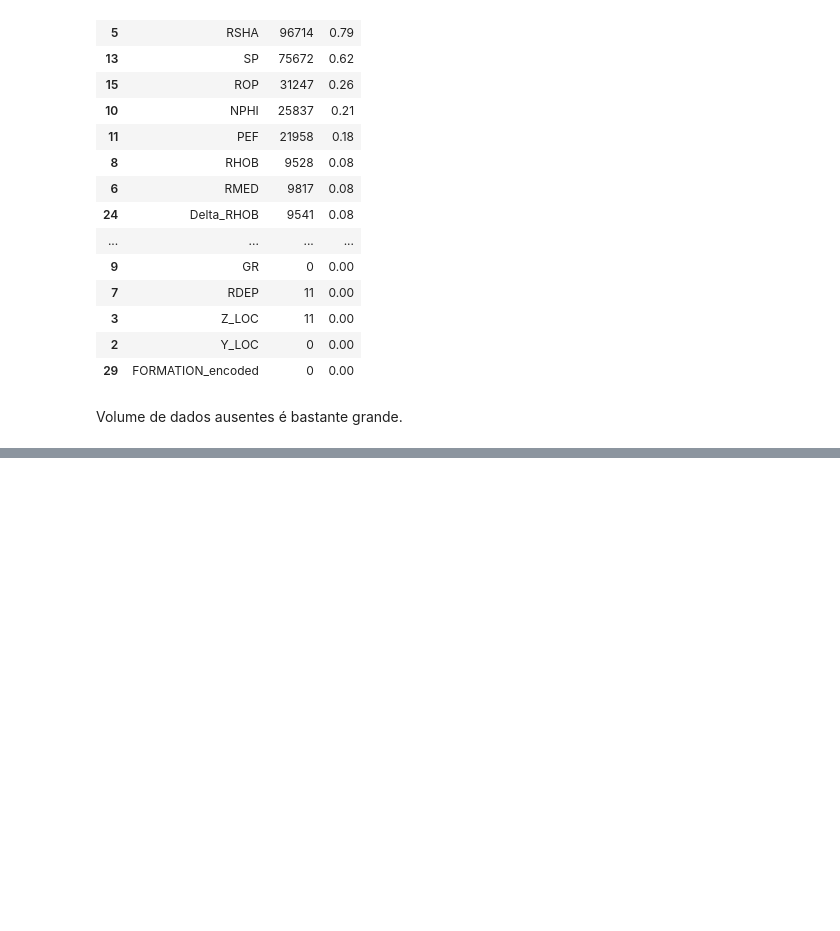
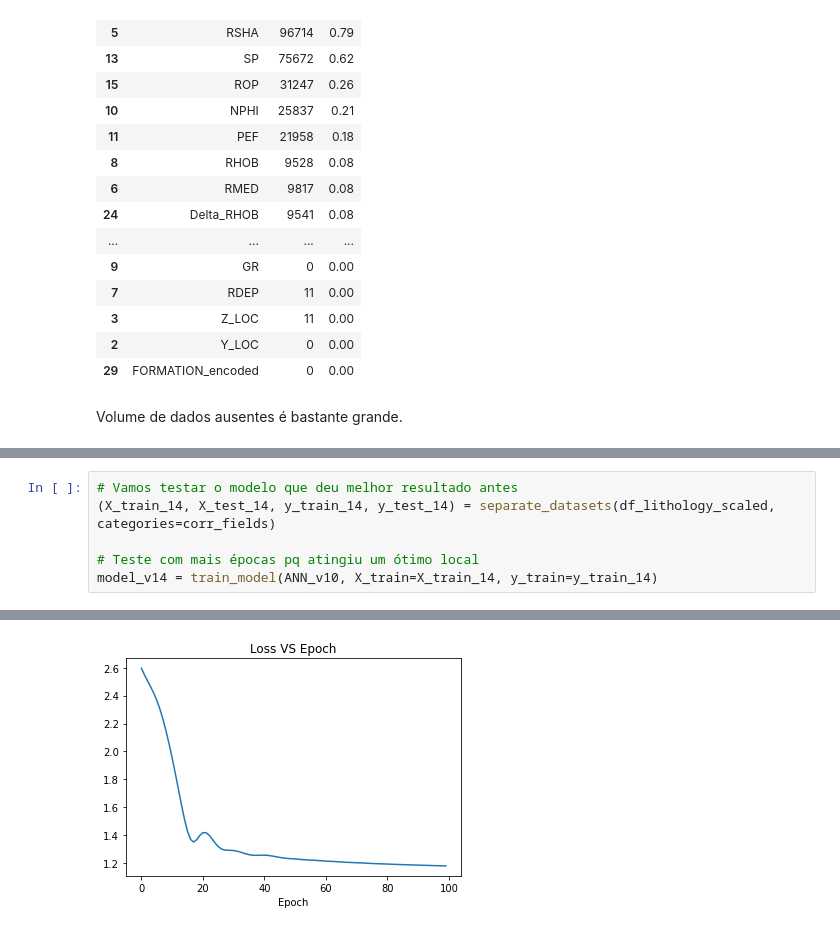
Before and after one commit to jopapo/pos_datascience_redesneurais_tf, a Jupyter notebook: tf.ipynb, the cells around one changed output, grey strips where cells are left out. Saved outputs shown, nothing was run; the diff lists cells and outputs as text; blank space fills up the shorter version.

```diff
--- a/tf.ipynb
+++ b/tf.ipynb
@@ -1002,0 +1044,7 @@ df_lithology_clean_scaled
+# %%
+# Vamos testar o modelo que deu melhor resultado antes
+(X_train_14, X_test_14, y_train_14, y_test_14) = separate_datasets(df_lithology_scaled, categories=corr_fields)
+
+# Teste com mais épocas pq atingiu um ótimo local
+model_v14 = train_model(ANN_v10, X_train=X_train_14, y_train=y_train_14)
+# %% [output]
@@ -1002,0 +1061 @@ df_lithology_clean_scaled
+[figure, added]
```
Also changed, not shown: parts of 12 cells of this notebook, 2 other files.
